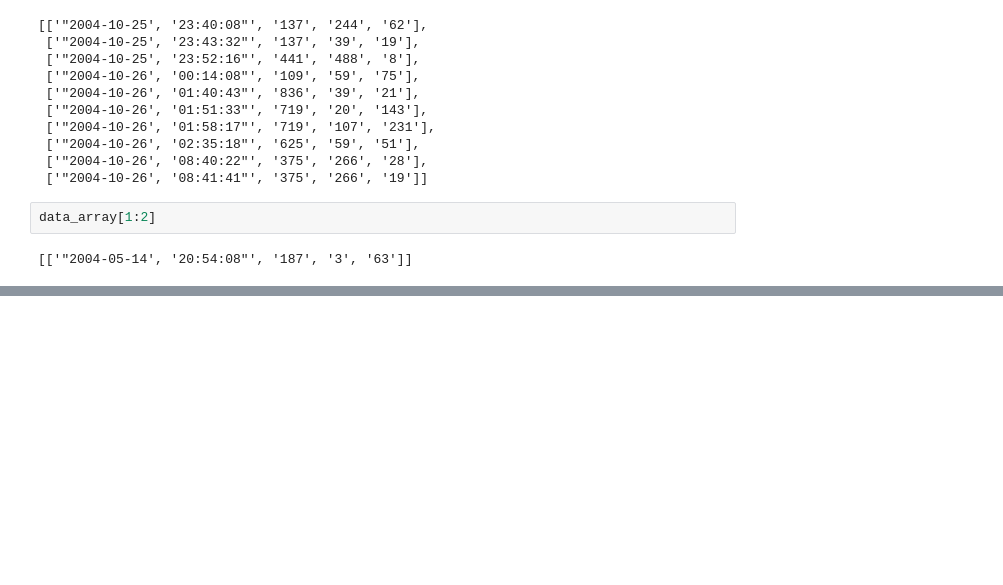
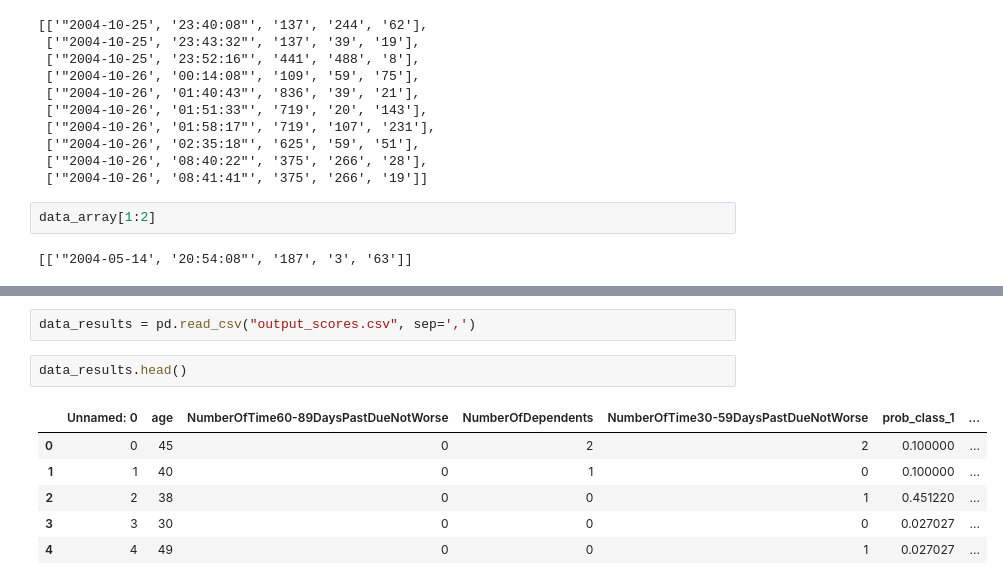
Before and after one commit to psiwiera/python_modeling, a Jupyter notebook: Graph_analysis/Neo4j dataset exploration (Python3).ipynb, the cells around one changed output, grey strips where cells are left out. Drawn from its saved outputs; the diff is of its cells as text; blank space fills up the shorter version.

```diff
--- a/Graph_analysis/Neo4j dataset exploration (Python3).ipynb
+++ b/Graph_analysis/Neo4j dataset exploration (Python3).ipynb
@@ -192,0 +211,11 @@ data_array[1:2]
+# %%
+data_results = pd.read_csv("output_scores.csv", sep=',')
+# %%
+data_results.head()
+# %% [output]
+|  | Unnamed: 0 | age | NumberOfTime60-89DaysPastDueNotWorse | NumberOfDependents | NumberOfTime30-59DaysPastDueNotWorse | prob_class_1 | ... |
+| 0 | 0 | 45 | 0 | 2 | 2 | 0.100000 | ... |
+| 1 | 1 | 40 | 0 | 1 | 0 | 0.100000 | ... |
+| 2 | 2 | 38 | 0 | 0 | 1 | 0.451220 | ... |
+| 3 | 3 | 30 | 0 | 0 | 0 | 0.027027 | ... |
+| 4 | 4 | 49 | 0 | 0 | 1 | 0.027027 | ... |
```
Also changed, not shown: parts of 10 cells of this notebook, 9 other files.
